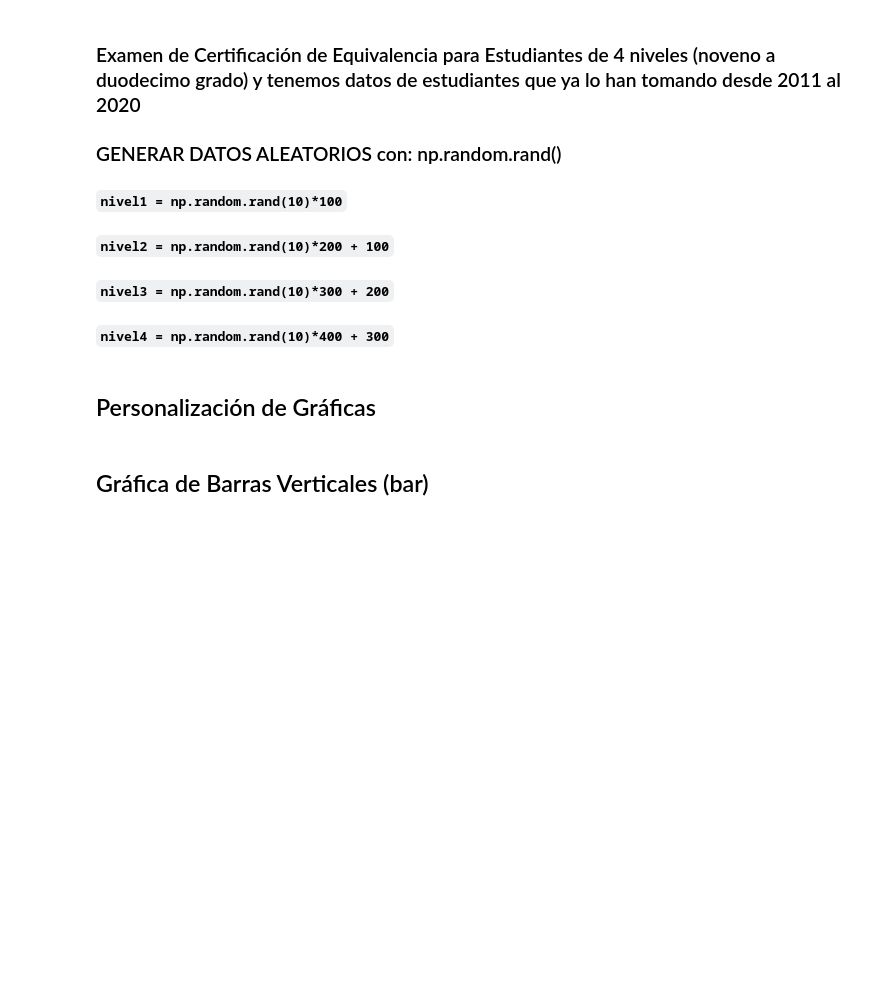
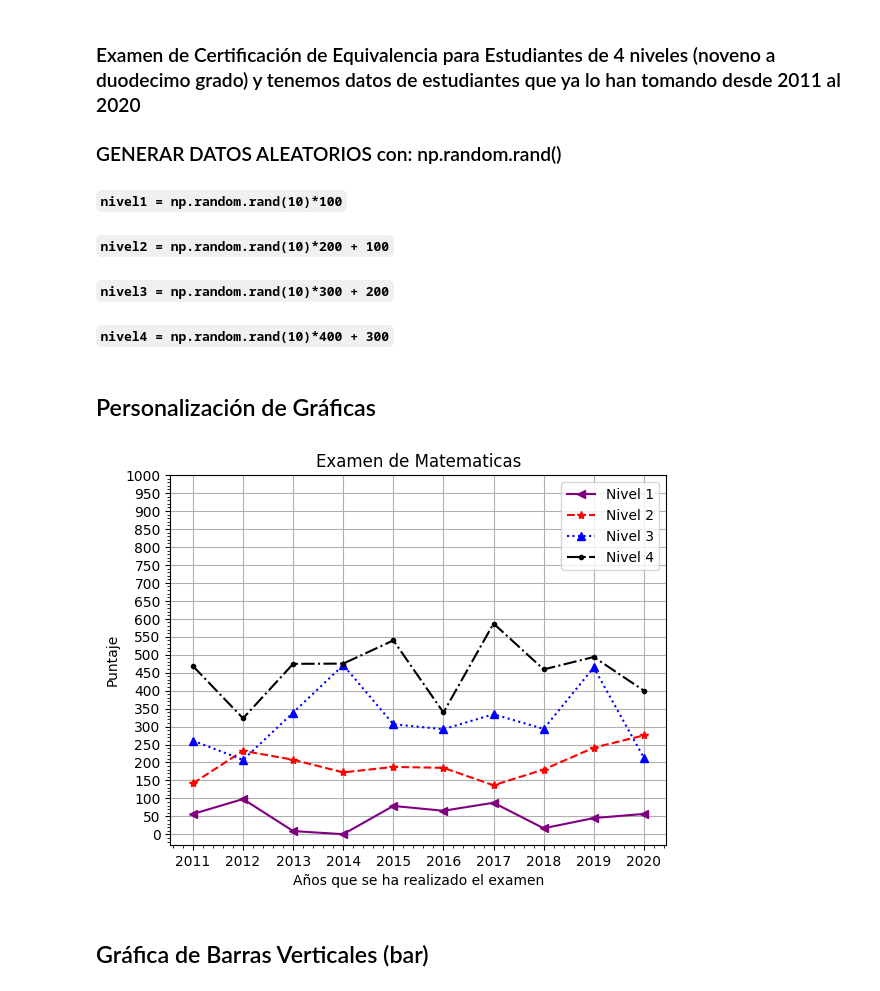
Before and after one commit to jserrataylor/cursoAI, a Jupyter notebook: Graficos_y_Figuras_con_matplotlib.ipynb, the cells around one changed output. Drawn from its saved outputs; the diff is of its cells as text; code cells hidden in the pictures; blank space fills up the shorter version.

```diff
--- a/Graficos_y_Figuras_con_matplotlib.ipynb
+++ b/Graficos_y_Figuras_con_matplotlib.ipynb
@@ -139,44 +161,48 @@ datos1 = [10, 20, 30, 40, 50]   ## DataFrame, Series, etc.
 #### `nivel4 = np.random.rand(10)*400 + 300`
 # %%
 ## Es necesario instalar la librería numpy, para generar las puntuaciones de los estudiantes
-
 import numpy as np
 
 años = ["2011", "2012", "2013", "2014", "2015",
         "2016", "2017", "2018", "2019", "2020"]
 
-np.random.rand() # Librería numpy que genera números aleatorios
+nivel1 = np.random.rand(10)*100 # Librería numpy que genera números aleatorios
+nivel2 = np.random.rand(10)*200 + 100
+nivel3 = np.random.rand(10)*300 + 200
+nivel4 = np.random.rand(10)*400 + 300
 # %% [markdown]
 ## Personalización de Gráficas
 # %%
 # Introducir series de datos con color, marcador, etiqueta y estilo
 
-plt.plot(años, nivel1) #, label="Nivel 1", color="purple", marker="<", linestyle="-")
-plt.plot(años, nivel2) #, label="Nivel 2", color="red", marker="*", linestyle="--")
-plt.plot(años, nivel3) #, label="Nivel 3", color="blue", marker="^", linestyle=":")
-plt.plot(años, nivel4) #, label="Nivel 4", color="black", marker=".", linestyle="-.")
+plt.plot(años, nivel1, label="Nivel 1", color="purple", marker="<", linestyle="-")
+plt.plot(años, nivel2, label="Nivel 2", color="red", marker="*", linestyle="--")
+plt.plot(años, nivel3, label="Nivel 3", color="blue", marker="^", linestyle=":")
+plt.plot(años, nivel4, label="Nivel 4", color="black", marker=".", linestyle="-.")
 
 
 # Activar leyendas
-# plt.legend() para activar las leyendas en conjuto con label
+plt.legend() #para activar las leyendas en conjuto con label
 
 # Título de Gráfica
-#plt.title("Examen de Certificación")
+plt.title("Examen de Matematicas")
 
 # Etiquetas de los ejes
-#plt.xlabel("Años que se ha realizado el examen")
-#plt.ylabel("Puntaje")
+plt.xlabel("Años que se ha realizado el examen")
+plt.ylabel("Puntaje")
 
 # Personalizar Eje de Puntaje de 0 a 1000 en incrementos de 50
-#plt.yticks(np.arange(0, 1001, 50))
+plt.yticks(np.arange(0, 1001, 50))
 
 # Activar cuadrícula
-#plt.grid()
+plt.grid()
 
 # Activar marcas menores
-#plt.minorticks_on()
+plt.minorticks_on()
 
 plt.show()
+# %% [output]
+[figure, added]
 # %% [markdown]
 ## Gráfica de Barras Verticales (bar)
 # %%
```
Also changed, not shown: parts of 3 cells of this notebook.
